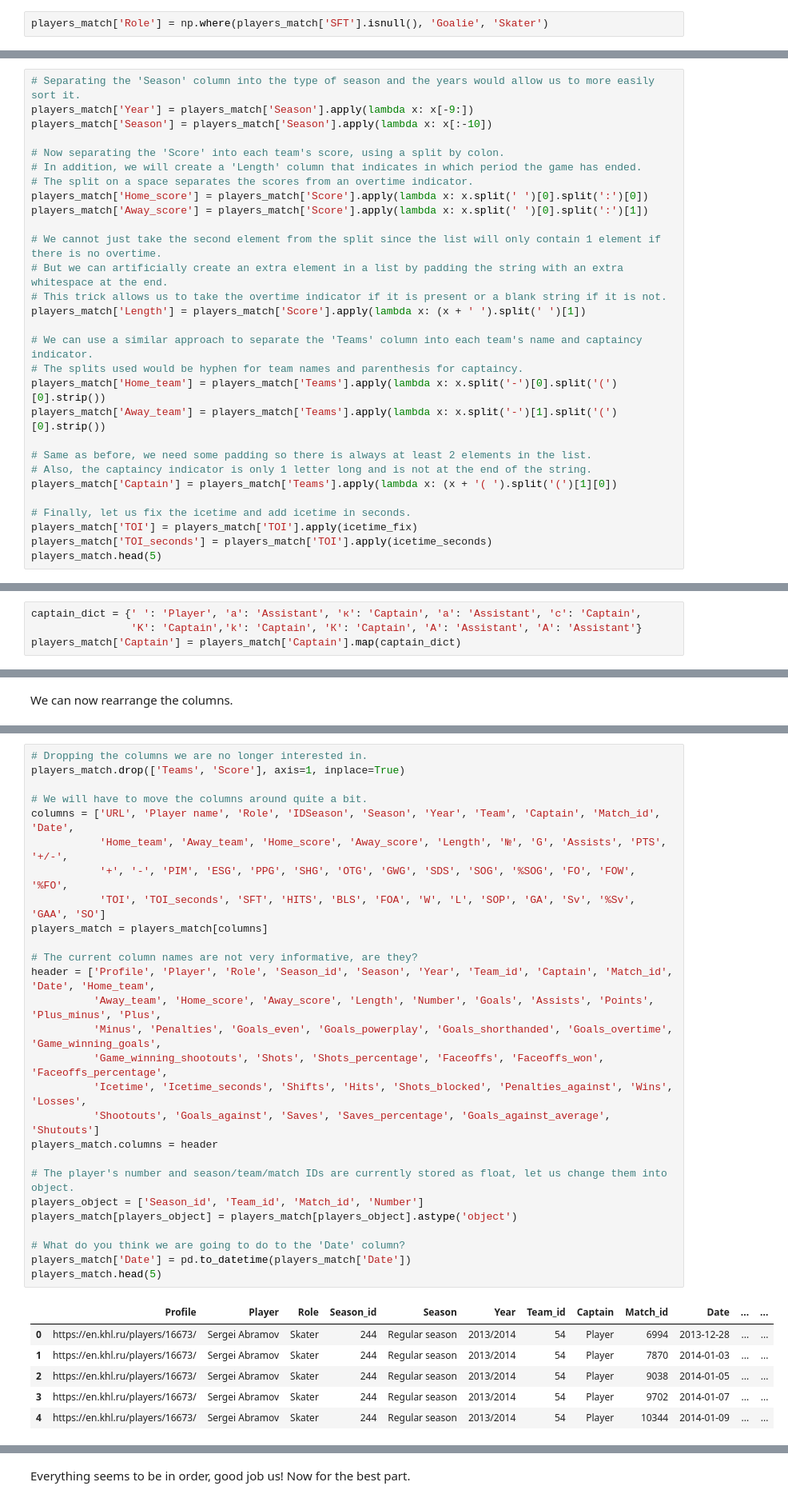
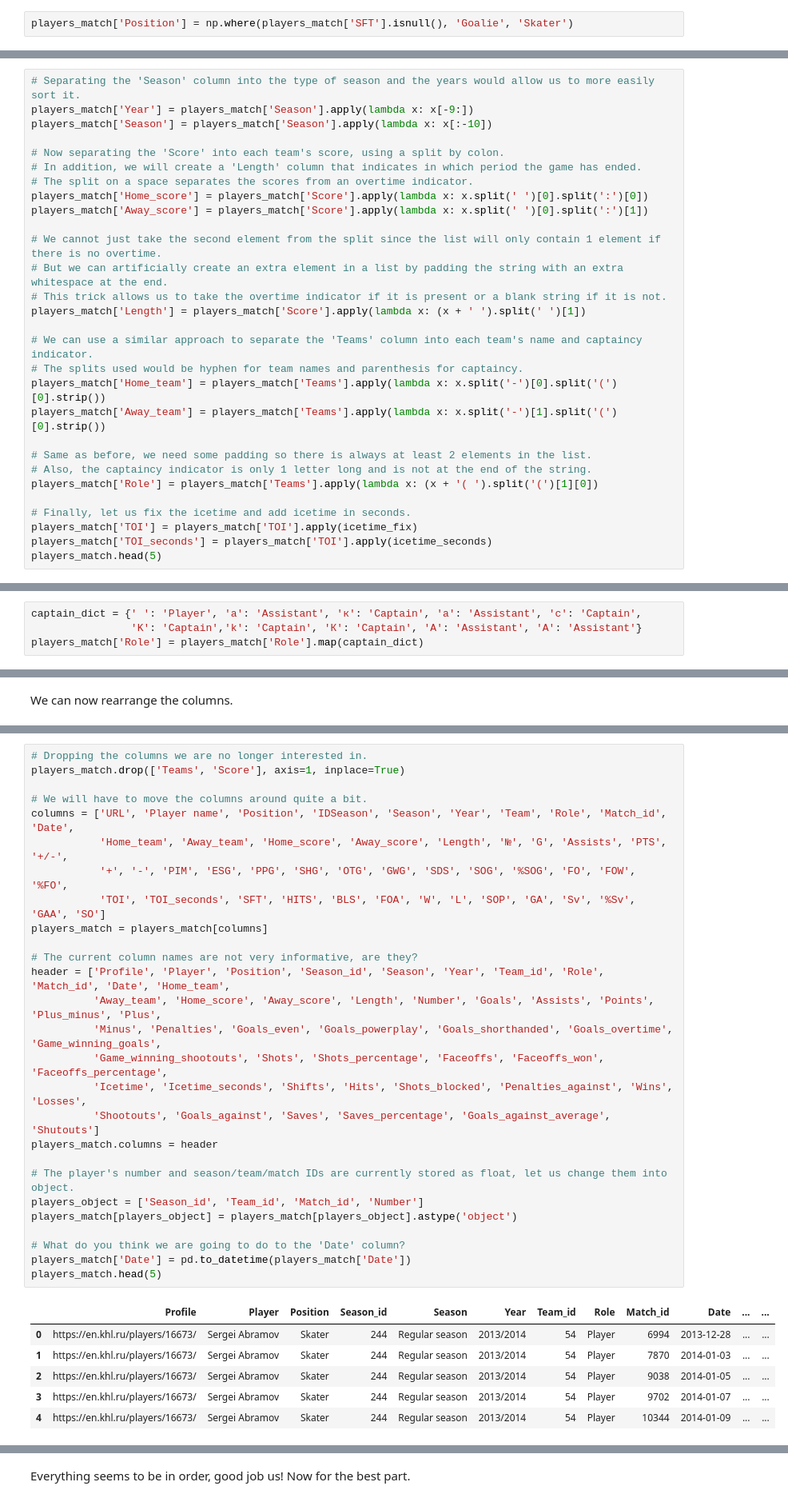
Before and after one commit to Dark-Hobbit/khl, a Jupyter notebook: stage_2/players_processing_match.ipynb, the cells around one changed output, grey strips where cells are left out. Shown at 80% size. Drawn from its saved outputs; the diff is of its cells as text.

```diff
--- a/stage_2/players_processing_match.ipynb
+++ b/stage_2/players_processing_match.ipynb
@@ -149,7 +149,7 @@ players_match = players_match[players_match['Score'] != '(-:-)']
 # %% [markdown]
 Now we can create a new column indicating whether a player is a skater or a goalie. Let us use the shifts for separation, since they are only tracked for skaters and goalies are supposed to have it as null.
 # %%
-players_match['Role'] = np.where(players_match['SFT'].isnull(), 'Goalie', 'Skater')
+players_match['Position'] = np.where(players_match['SFT'].isnull(), 'Goalie', 'Skater')
 # %% [markdown]
 We have quite a bit of work ahead of us. Many columns contain data that we would like to see in other columns, such as years, home/visit team, whether the game was finished in the main time or in overtime/by shootouts and whether a player is a captain or assistant captain.
 
@@ -198,7 +198,7 @@ players_match['Away_team'] = players_match['Teams'].apply(lambda x: x.split('-')
 
 # Same as before, we need some padding so there is always at least 2 elements in the list.
 # Also, the captaincy indicator is only 1 letter long and is not at the end of the string.
-players_match['Captain'] = players_match['Teams'].apply(lambda x: (x + '( ').split('(')[1][0])
+players_match['Role'] = players_match['Teams'].apply(lambda x: (x + '( ').split('(')[1][0])
 
 # Finally, let us fix the icetime and add icetime in seconds.
 players_match['TOI'] = players_match['TOI'].apply(icetime_fix)
@@ -232,7 +232,7 @@ Same as with the scores, the letters used to indicate that the player is his tea
 # %%
 captain_dict = {' ': 'Player', 'а': 'Assistant', 'к': 'Captain', 'a': 'Assistant', 'c': 'Captain',
                 'K': 'Captain','k': 'Captain', 'К': 'Captain', 'А': 'Assistant', 'A': 'Assistant'}
-players_match['Captain'] = players_match['Captain'].map(captain_dict)
+players_match['Role'] = players_match['Role'].map(captain_dict)
 # %% [markdown]
 Currently, we can recognise a match by its date and at least one of the teams who participated in it. However, it would be more convenient to have match ID as a separate column rather than combining two columns every time.
 # %%
@@ -253,32 +253,32 @@ Index(['URL', 'Player name', 'IDSeason', 'Season', 'Team', 'Date', 'Teams',
 # %%
 # Dropping the columns we are no longer interested in.
 players_match.drop(['Teams', 'Score'], axis=1, inplace=True)
 
 # We will have to move the columns around quite a bit.
-columns = ['URL', 'Player name', 'Role', 'IDSeason', 'Season', 'Year', 'Team', 'Captain', 'Match_id', 'Date',
+columns = ['URL', 'Player name', 'Position', 'IDSeason', 'Season', 'Year', 'Team', 'Role', 'Match_id', 'Date',
            'Home_team', 'Away_team', 'Home_score', 'Away_score', 'Length', '№', 'G', 'Assists', 'PTS', '+/-',
            '+', '-', 'PIM', 'ESG', 'PPG', 'SHG', 'OTG', 'GWG', 'SDS', 'SOG', '%SOG', 'FO', 'FOW', '%FO',
            'TOI', 'TOI_seconds', 'SFT', 'HITS', 'BLS', 'FOA', 'W', 'L', 'SOP', 'GA', 'Sv', '%Sv', 'GAA', 'SO']
 players_match = players_match[columns]
 
 # The current column names are not very informative, are they?
-header = ['Profile', 'Player', 'Role', 'Season_id', 'Season', 'Year', 'Team_id', 'Captain', 'Match_id', 'Date', 'Home_team',
+header = ['Profile', 'Player', 'Position', 'Season_id', 'Season', 'Year', 'Team_id', 'Role', 'Match_id', 'Date', 'Home_team',
           'Away_team', 'Home_score', 'Away_score', 'Length', 'Number', 'Goals', 'Assists', 'Points', 'Plus_minus', 'Plus',
           'Minus', 'Penalties', 'Goals_even', 'Goals_powerplay', 'Goals_shorthanded', 'Goals_overtime', 'Game_winning_goals',
           'Game_winning_shootouts', 'Shots', 'Shots_percentage', 'Faceoffs', 'Faceoffs_won', 'Faceoffs_percentage',
           'Icetime', 'Icetime_seconds', 'Shifts', 'Hits', 'Shots_blocked', 'Penalties_against', 'Wins', 'Losses',
           'Shootouts', 'Goals_against', 'Saves', 'Saves_percentage', 'Goals_against_average', 'Shutouts']
 players_match.columns = header
 
 # The player's number and season/team/match IDs are currently stored as float, let us change them into object.
 players_object = ['Season_id', 'Team_id', 'Match_id', 'Number']
 players_match[players_object] = players_match[players_object].astype('object')
 
 # What do you think we are going to do to the 'Date' column?
 players_match['Date'] = pd.to_datetime(players_match['Date'])
 players_match.head(5)
 # %% [output]
-|  | Profile | Player | Role | Season_id | Season | Year | Team_id | Captain | Match_id | Date | ... | ... |
+|  | Profile | Player | Position | Season_id | Season | Year | Team_id | Role | Match_id | Date | ... | ... |
 | 0 | https://en.khl.ru/players/16673/ | Sergei Abramov | Skater | 244 | Regular season | 2013/2014 | 54 | Player | 6994 | 2013-12-28 | ... | ... |
 | 1 | https://en.khl.ru/players/16673/ | Sergei Abramov | Skater | 244 | Regular season | 2013/2014 | 54 | Player | 7870 | 2014-01-03 | ... | ... |
 | 2 | https://en.khl.ru/players/16673/ | Sergei Abramov | Skater | 244 | Regular season | 2013/2014 | 54 | Player | 9038 | 2014-01-05 | ... | ... |
```
Also changed, not shown: parts of 9 cells of this notebook, 9 other files.
